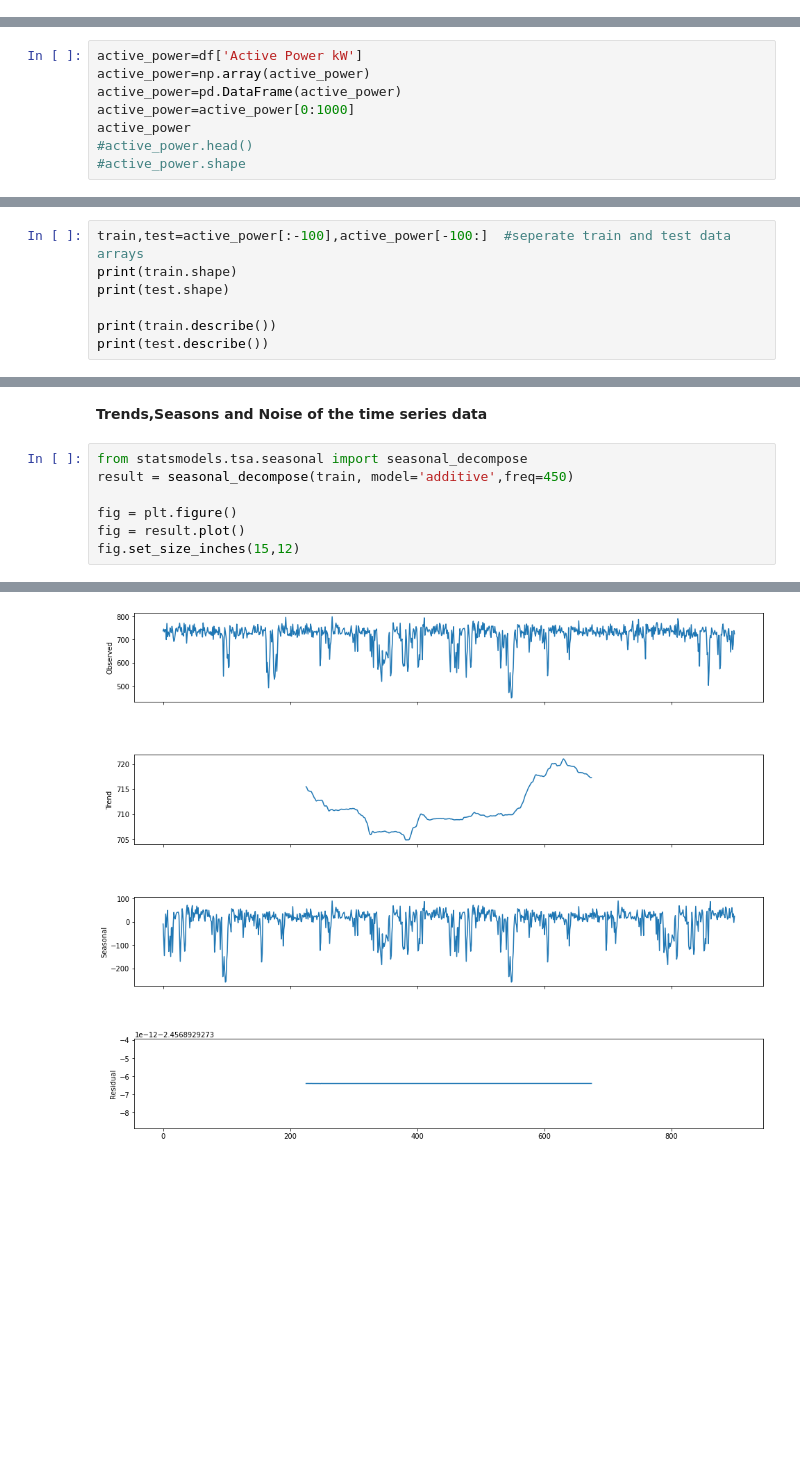
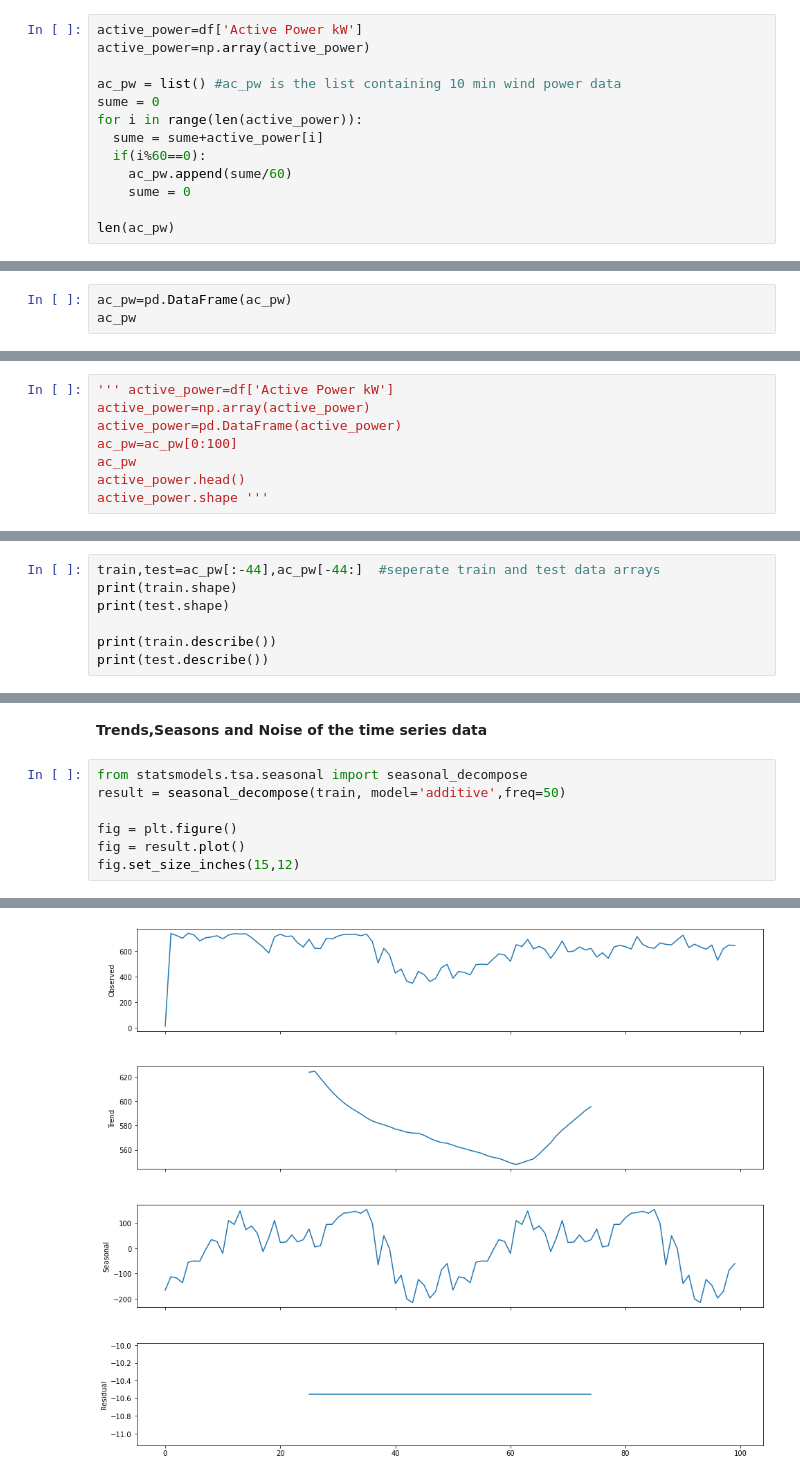
Before and after one commit to entc-17-fyp-20/WPF_Data_Visualization, a Jupyter notebook: fyp_wpf_data.ipynb, the cells around one changed output, grey strips where cells are left out. Drawn from its saved outputs; the diff is of its cells as text; blank space fills up the shorter version.

```diff
--- a/fyp_wpf_data.ipynb
+++ b/fyp_wpf_data.ipynb
@@ -63,0 +69,13 @@ df
+# %%
+active_power=df['Active Power kW']
+active_power=np.array(active_power)
+
+ac_pw = list() #ac_pw is the list containing 10 min wind power data
+sume = 0
+for i in range(len(active_power)):
+  sume = sume+active_power[i]
+  if(i%60==0):
+    ac_pw.append(sume/60)
+    sume = 0
+
+len(ac_pw)
@@ -63,0 +84,3 @@ df
+# %%
+ac_pw=pd.DataFrame(ac_pw)
+ac_pw
@@ -64,10 +101,10 @@ df
 # %% [markdown]
 **Array of Active Power kW**
 # %%
-active_power=df['Active Power kW']
+''' active_power=df['Active Power kW']
 active_power=np.array(active_power)
 active_power=pd.DataFrame(active_power)
-active_power=active_power[0:1000]
-active_power
-#active_power.head()
-#active_power.shape
+ac_pw=ac_pw[0:100]
+ac_pw
+active_power.head()
+active_power.shape '''
@@ -109,7 +132,7 @@ active_power.describe()
 # %% [markdown]
 **Trainind and testing data set and their statistics**
 # %%
-train,test=active_power[:-100],active_power[-100:]  #seperate train and test data arrays
+train,test=ac_pw[:-44],ac_pw[-44:]  #seperate train and test data arrays
 print(train.shape)
 print(test.shape)
 
@@ -149,11 +170,11 @@ pyplot.show()
 **Trends,Seasons and Noise of the time series data**
 # %%
 from statsmodels.tsa.seasonal import seasonal_decompose
-result = seasonal_decompose(train, model='additive',freq=450)
+result = seasonal_decompose(train, model='additive',freq=50)
 
 fig = plt.figure()
 fig = result.plot()
 fig.set_size_inches(15,12)
 # %% [output]
 <Figure size 432x288 with 0 Axes>
-[figure, old version]
+[figure, new version]
```
Also changed, not shown: parts of 16 cells of this notebook.
